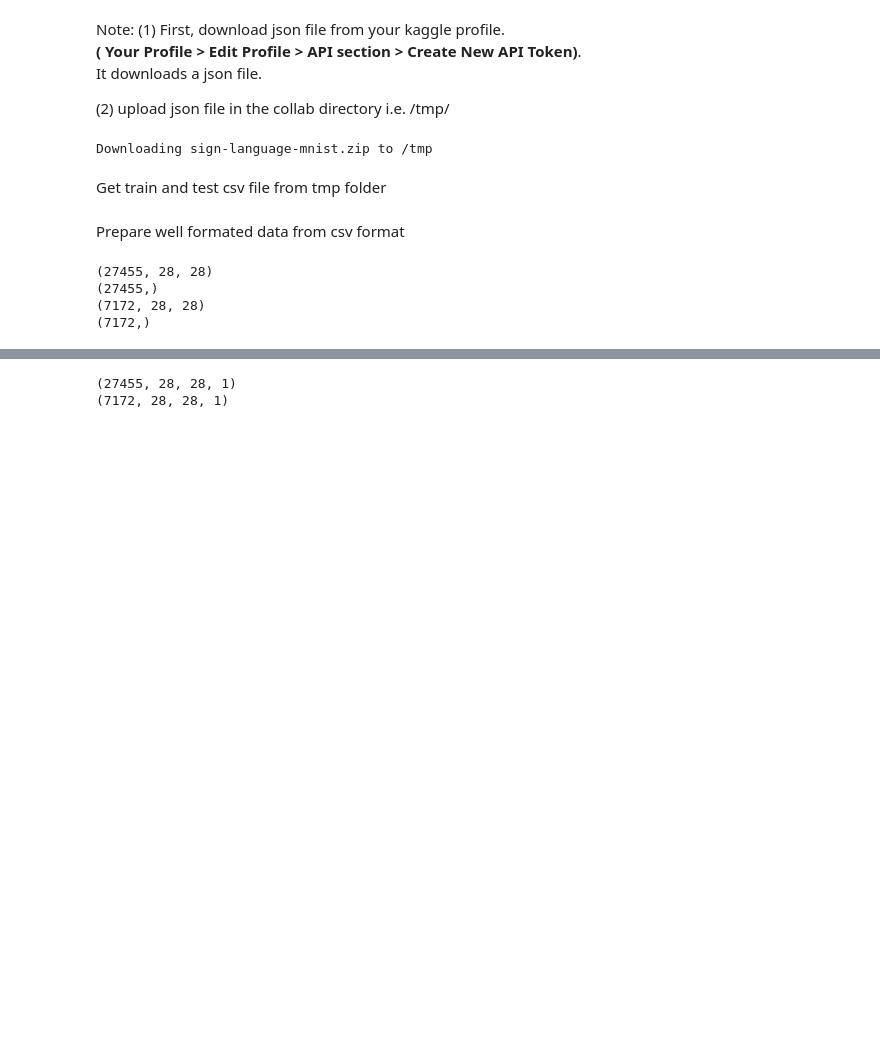
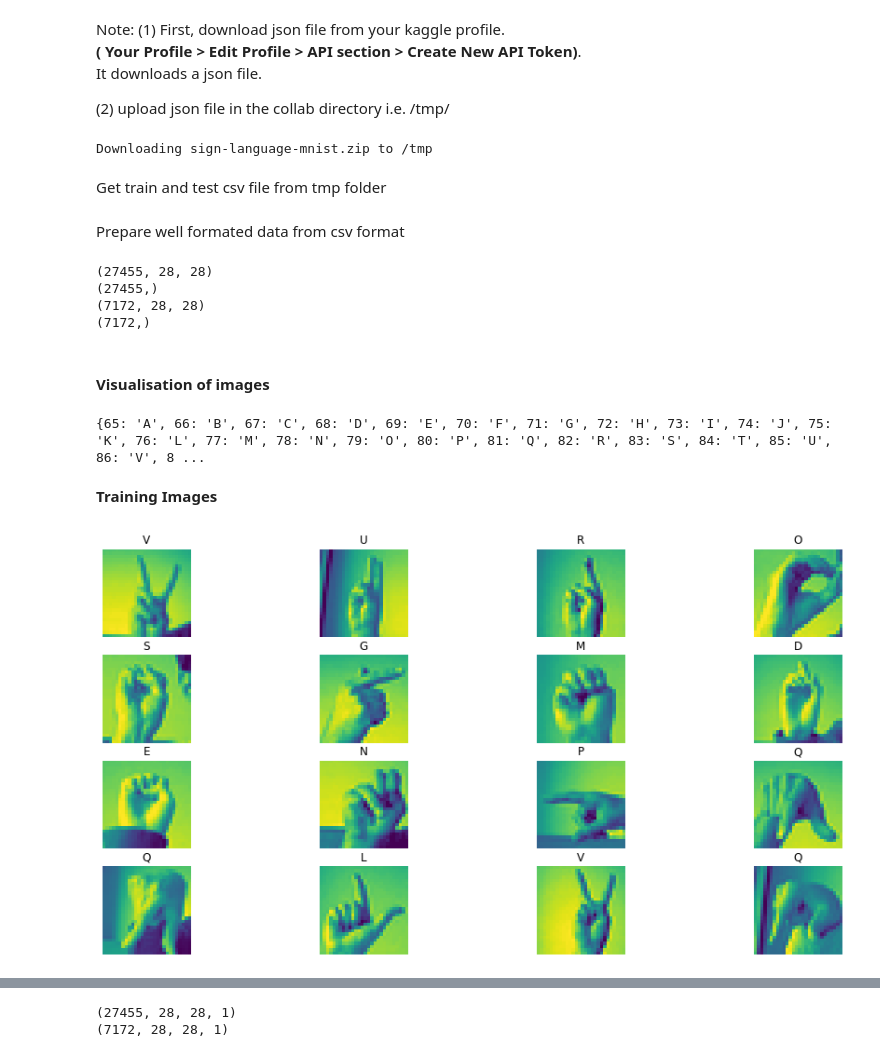
Before and after one commit to rawat999/tensorflow-coursera, a Jupyter notebook: Exercise_8_Multi_Class_Classification.ipynb, the cells around one changed output, grey strips where cells are left out. Cells and saved outputs as stored; diff of their text form; code cells hidden in the pictures; blank space fills up the shorter version.

```diff
--- a/Exercise_8_Multi_Class_Classification.ipynb
+++ b/Exercise_8_Multi_Class_Classification.ipynb
@@ -97,3 +97,5 @@ print(testing_labels.shape)
 (27455,)
 (7172, 28, 28)
 (7172,)
+# %% [markdown]
+#### Visualisation of images
@@ -99,0 +105,27 @@ print(testing_labels.shape)
+# %%
+# Map number to English Alphabet
+int_to_alpha_dict = {}
+
+i = 0
+for i in range(ord('A'),ord('Z')+1):
+  int_to_alpha_dict[i] = chr(i)
+
+print(int_to_alpha_dict)
+# %% [output]
+{65: 'A', 66: 'B', 67: 'C', 68: 'D', 69: 'E', 70: 'F', 71: 'G', 72: 'H', 73: 'I', 74: 'J', 75: 'K', 76: 'L', 77: 'M', 78: 'N', 79: 'O', 80: 'P', 81: 'Q', 82: 'R', 83: 'S', 84: 'T', 85: 'U', 86: 'V', 8 ...
+# %% [markdown]
+**Training Images**
+# %%
+pix = random.choices(range(0,training_images.shape[0]-1),k=16)
+
+# Set up matplotlib fig, and size it to fit 4x4 pics
+fig = plt.gcf()
+fig.set_size_inches(16, 8)
+for i, img in enumerate(pix):
+  sp = plt.subplot(4, 4, i + 1)
+  sp.axis('Off')
+  plt.imshow(training_images[img])
+  plt.title(int_to_alpha_dict[int(training_labels[img])+65])
+plt.show()
+# %% [output]
+[figure, added]
```
Also changed, not shown: parts of 7 cells of this notebook.
